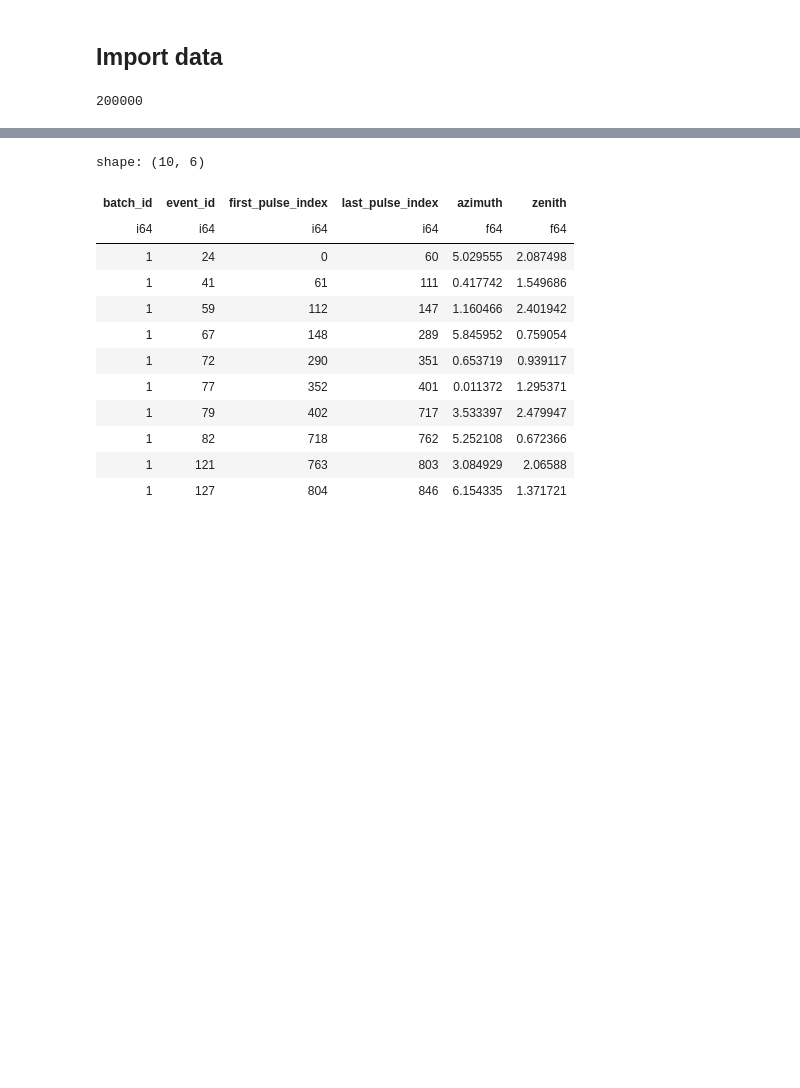
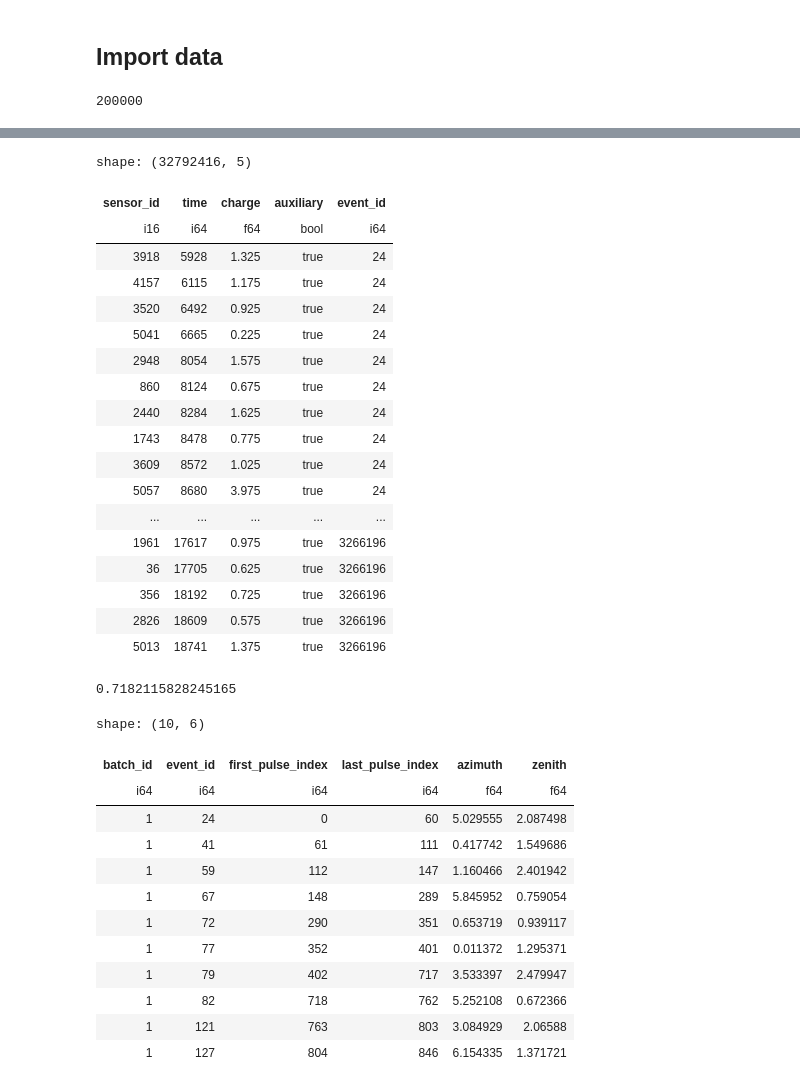
Before and after one commit to edenni/icecube, a Jupyter notebook: notebook/eda/overview.ipynb, the cells around one changed output, grey strips where cells are left out. Drawn from its saved outputs; the diff is of its cells as text; code cells hidden in the pictures; blank space fills up the shorter version.

```diff
--- a/notebook/eda/overview.ipynb
+++ b/notebook/eda/overview.ipynb
@@ -45,0 +38,3 @@ AttributeError: 'pyarrow.lib.RecordBatch' object has no attribute 'shape'
+# %%
+import polars as pl
+df_batch = pl.read_parquet(batch_one)
@@ -46,3 +75,29 @@ AttributeError: 'pyarrow.lib.RecordBatch' object has no attribute 'shape'
+# %%
+df_batch
+# %% [output]
+shape: (32792416, 5)
+| sensor_id | time | charge | auxiliary | event_id |
+| i16 | i64 | f64 | bool | i64 |
+| 3918 | 5928 | 1.325 | true | 24 |
+| 4157 | 6115 | 1.175 | true | 24 |
+| 3520 | 6492 | 0.925 | true | 24 |
+| 5041 | 6665 | 0.225 | true | 24 |
+| 2948 | 8054 | 1.575 | true | 24 |
+| 860 | 8124 | 0.675 | true | 24 |
+| 2440 | 8284 | 1.625 | true | 24 |
+| 1743 | 8478 | 0.775 | true | 24 |
+| 3609 | 8572 | 1.025 | true | 24 |
+| 5057 | 8680 | 3.975 | true | 24 |
+| ... | ... | ... | ... | ... |
+| 1961 | 17617 | 0.975 | true | 3266196 |
+| 36 | 17705 | 0.625 | true | 3266196 |
+| 356 | 18192 | 0.725 | true | 3266196 |
+| 2826 | 18609 | 0.575 | true | 3266196 |
+| 5013 | 18741 | 1.375 | true | 3266196 |
+# %%
+df_batch.filter(pl.col("auxiliary") == False).shape[0] / df_batch.shape[0]
+# %% [output]
+0.7182115828245165
 # %%
 df_train_meta.head(10)
 # %% [output]
```
Also changed, not shown: parts of 2 cells of this notebook, 14 other files.
